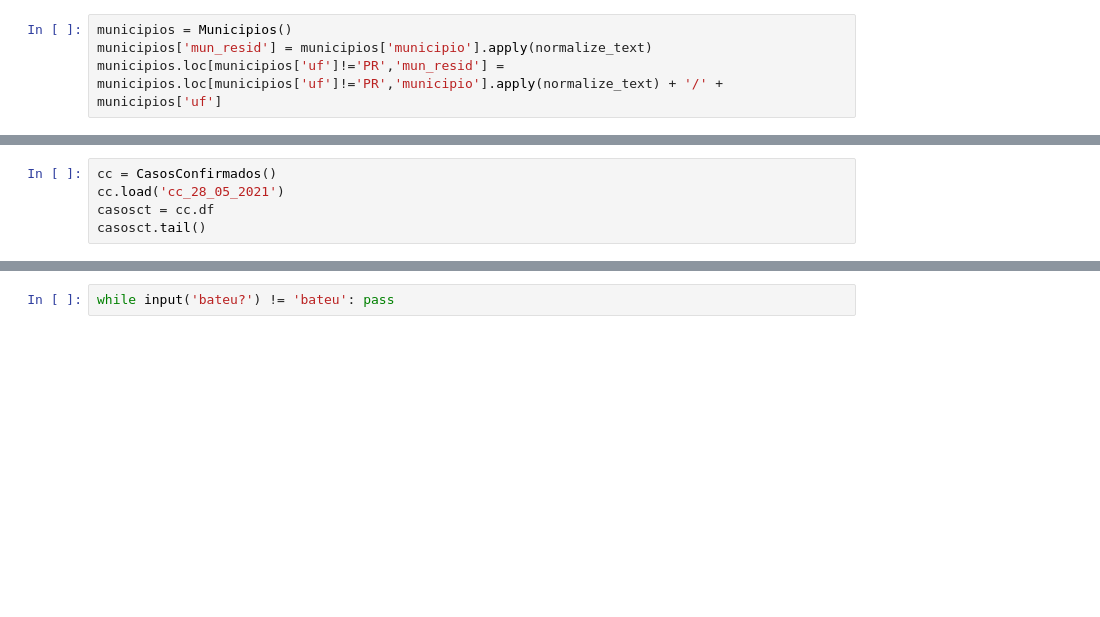
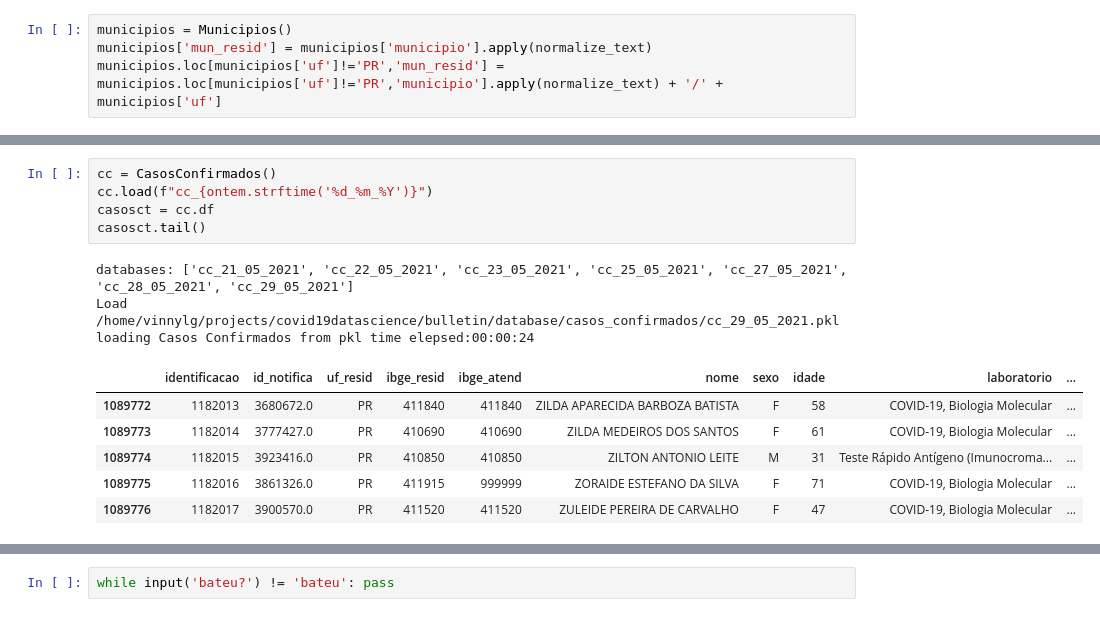
Before and after one commit to vinnylg/covid19datascience, a Jupyter notebook: notebooks/diario.ipynb, the cells around one changed output, grey strips where cells are left out. Saved outputs shown, nothing was run; the diff lists cells and outputs as text; blank space fills up the shorter version.

```diff
--- a/notebooks/diario.ipynb
+++ b/notebooks/diario.ipynb
@@ -91,8 +115,18 @@ notifica.groupby('evolucao')[['id']].count()
 # %%
 cc = CasosConfirmados()
-cc.load('cc_28_05_2021')
+cc.load(f"cc_{ontem.strftime('%d_%m_%Y')}")
 casosct = cc.df
 casosct.tail()
+# %% [output]
+databases: ['cc_21_05_2021', 'cc_22_05_2021', 'cc_23_05_2021', 'cc_25_05_2021', 'cc_27_05_2021', 'cc_28_05_2021', 'cc_29_05_2021']
+Load /home/vinnylg/projects/covid19datascience/bulletin/database/casos_confirmados/cc_29_05_2021.pkl
+loading Casos Confirmados from pkl time elepsed:00:00:24
+|  | identificacao | id_notifica | uf_resid | ibge_resid | ibge_atend | nome | sexo | idade | laboratorio | ... |
+| 1089772 | 1182013 | 3680672.0 | PR | 411840 | 411840 | ZILDA APARECIDA BARBOZA BATISTA | F | 58 | COVID-19, Biologia Molecular | ... |
+| 1089773 | 1182014 | 3777427.0 | PR | 410690 | 410690 | ZILDA MEDEIROS DOS SANTOS | F | 61 | COVID-19, Biologia Molecular | ... |
+| 1089774 | 1182015 | 3923416.0 | PR | 410850 | 410850 | ZILTON ANTONIO LEITE | M | 31 | Teste Rápido Antígeno (Imunocroma... | ... |
+| 1089775 | 1182016 | 3861326.0 | PR | 411915 | 999999 | ZORAIDE ESTEFANO DA SILVA | F | 71 | COVID-19, Biologia Molecular | ... |
+| 1089776 | 1182017 | 3900570.0 | PR | 411520 | 411520 | ZULEIDE PEREIRA DE CARVALHO | F | 47 | COVID-19, Biologia Molecular | ... |
 # %%
 novos_casos = notifica.loc[~(
     (notifica['hash'].isin(casosct['hash'])) |
```
Also changed, not shown: parts of 9 cells of this notebook, 30 other files.
